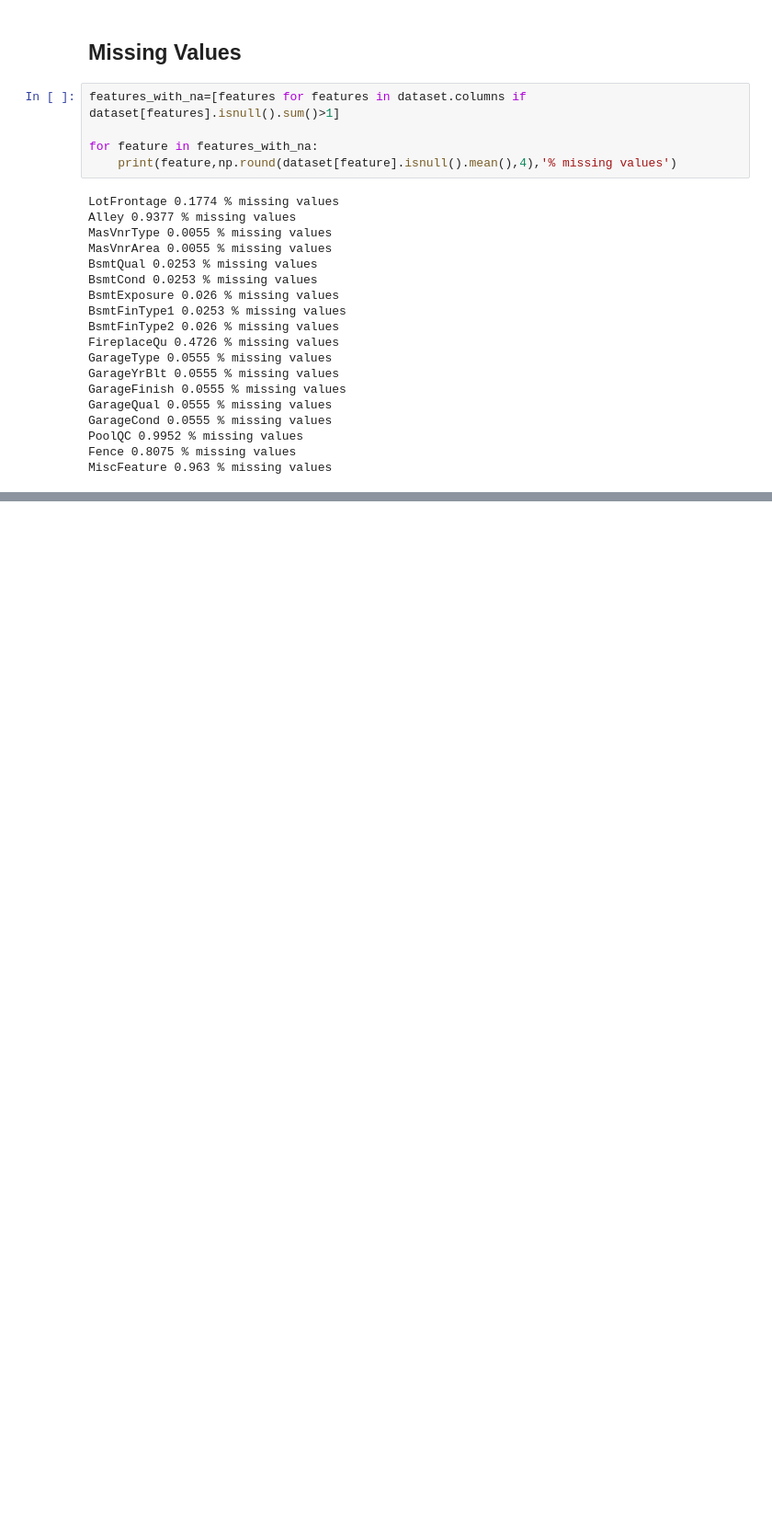
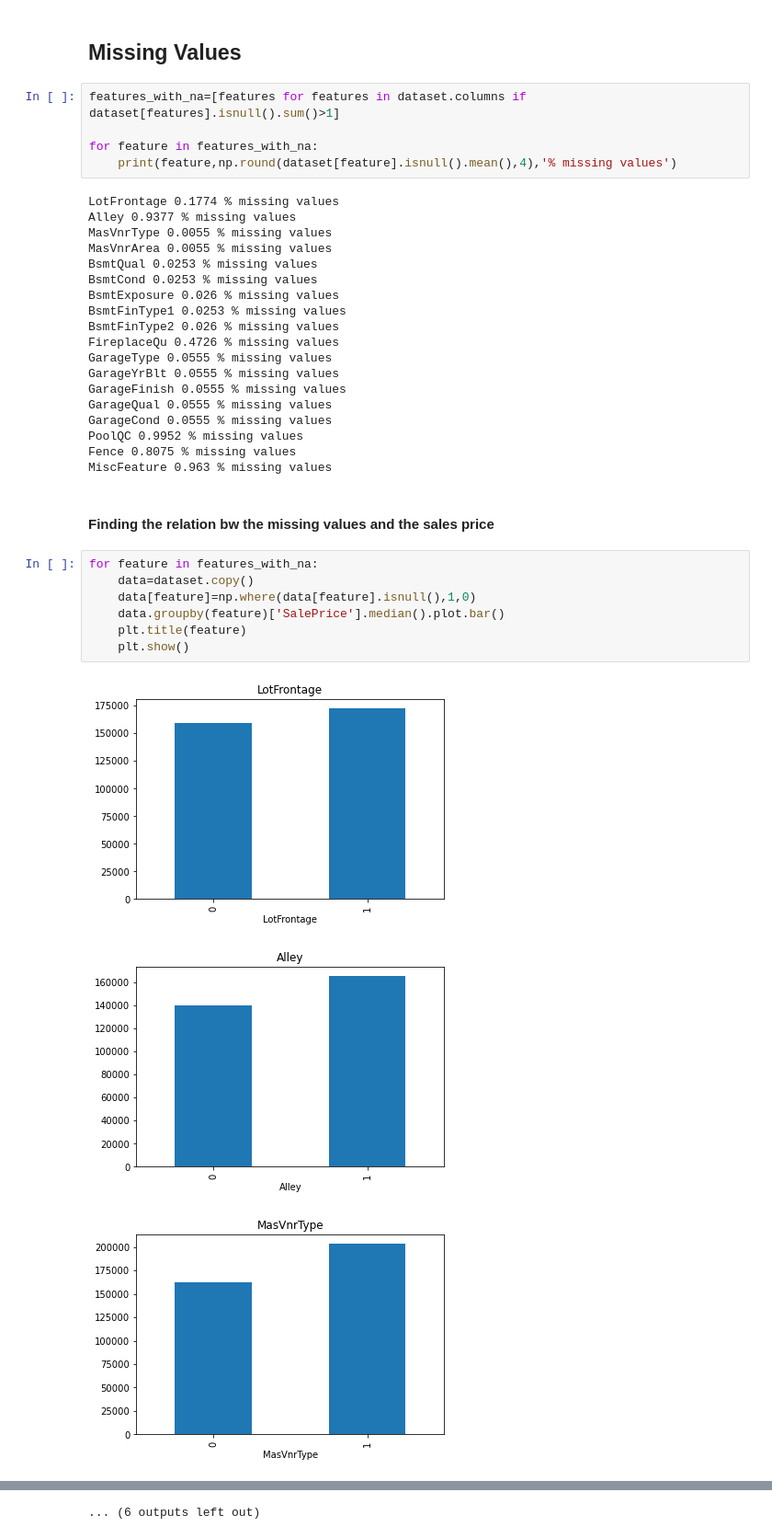
Before and after one commit to Yashashvi65/Advanced_House_Price_Prediction, a Jupyter notebook: Untitled.ipynb, the cells around one changed output, grey strips where cells are left out. Shown: that part at 92% size. Drawn from its saved outputs; the diff is of its cells as text; blank space fills up the shorter version.

Commit message:
Data Analysis:

```diff
--- a/Untitled.ipynb
+++ b/Untitled.ipynb
@@ -62,3 +62,16 @@ GarageCond 0.0555 % missing values
 PoolQC 0.9952 % missing values
 Fence 0.8075 % missing values
 MiscFeature 0.963 % missing values
+# %% [markdown]
+#### Finding the relation bw the missing values and the sales price
+# %%
+for feature in features_with_na:
+    data=dataset.copy()
+    data[feature]=np.where(data[feature].isnull(),1,0)
+    data.groupby(feature)['SalePrice'].median().plot.bar()
+    plt.title(feature)
+    plt.show()
+# %% [output]
+[figure, added]
+[figure, added]
+[figure, added]
@@ -64,0 +87 @@ MiscFeature 0.963 % missing values
+... (6 outputs left out)
```
Also changed, not shown: parts of 9 cells of this notebook.
